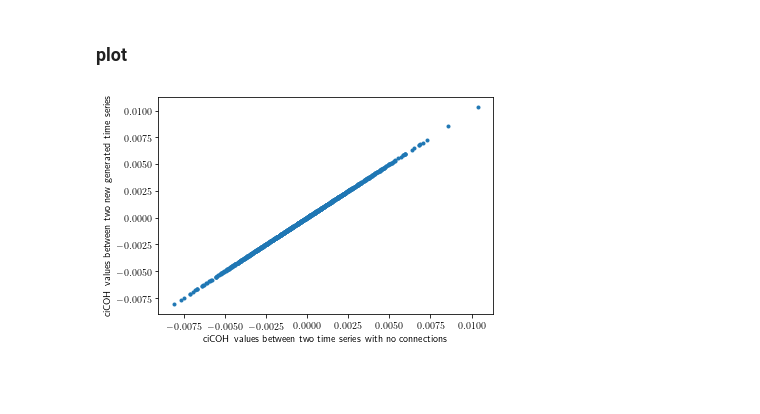
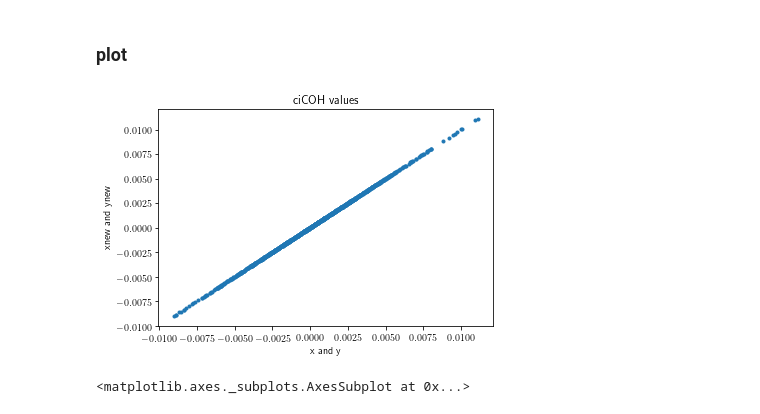
Before and after one commit to yangll0620/FCAnalysis_SMA, a Jupyter notebook: simulated/simulate Data.ipynb, the cells around one changed output. Cells and saved outputs as stored; diff of their text form; code cells hidden in the pictures; blank space fills up the shorter version.

```diff
--- a/simulated/simulate Data.ipynb
+++ b/simulated/simulate Data.ipynb
@@ -59,7 +59,7 @@ corresfolder, correparentfolder = code_corresfolder(os.getcwd(), nb_name)
 # %% [markdown]
 ### Global parameters
 # %%
-ntemp, ntrials = 500, 239
+ntemp, ntrials = 500, 93
 
 # repeat ntimes
 ntimes = 1000
@@ -309,19 +321,24 @@ timei = 999
 import matplotlib.pylab as plt
 from numpy.random import normal
 
-sigs1, sigs2 = sigs1_sin, sigs2_sin
+sigs1, sigs2, sigs3 = sigs1_sin, sigs2_sin, sigs3_sin
 
-ciCOHs = []
+ciCOHs_12, ciCOHs_13 = [], []
 for timei in range(ntimes):
 
-    sig1, sig2 = sigs1[timei, :, :], sigs2[timei, :, :]
+    if timei % 100 ==0:
+        print("timei = " + str(timei) + "/" + str(ntimes))
+
+    sig1, sig2, sig3 = sigs1[timei, :, :], sigs2[timei, :, :], sigs3[timei, :, :]
 
     # calculate ciCOH
-    ciCOH = np.mean(ciCoherence_acrosstrials(sig1, sig2))
-    ciCOHs.append(ciCOH)
+    ciCOH_12 = np.mean(ciCoherence_acrosstrials(sig1, sig2))
+    ciCOH_13 = np.mean(ciCoherence_acrosstrials(sig1, sig3))
+    ciCOHs_12.append(ciCOH_12)
+    ciCOHs_13.append(ciCOH_13)
 
 
-    del sig1, sig2, ciCOH
+    del sig1, sig2, sig3, ciCOH_12, ciCOH_13
 
-ciCOHs_sin = ciCOHs
-del ciCOHs, sigs1, sigs2
+ciCOHs_sin12, ciCOHs_sin13 = ciCOHs_12, ciCOHs_13
+del ciCOHs_12, ciCOHs_13, sigs1, sigs2, sigs3
@@ -405,14 +472,21 @@ del ciCOH_ori, ciCOH_new
 # %%
 from scipy.stats import norm
 import matplotlib.pyplot as plt
 
+fig, ax = plt.subplots()
 plt.plot(ciCOH_noConn_ori, ciCOH_noConn_new, '.')
-plt.xlabel('ciCOH values between two time series with no connections')
-plt.ylabel('ciCOH values between two new generated time series')
+
+
+ax.set(xlabel='x and y', ylabel='xnew and ynew',
+       title='ciCOH values')
 
 plt.savefig(os.path.join(savefolder,  "volume_noconn.png"))
 # %% [output]
-[figure, old version]
+[figure, new version]
+# %%
+ax
+# %% [output]
+<matplotlib.axes._subplots.AxesSubplot at 0x...>
 # %%
 from scipy.stats import norm
 import matplotlib.pyplot as plt
```
Also changed, not shown: parts of 7 cells of this notebook, 47 other files.
